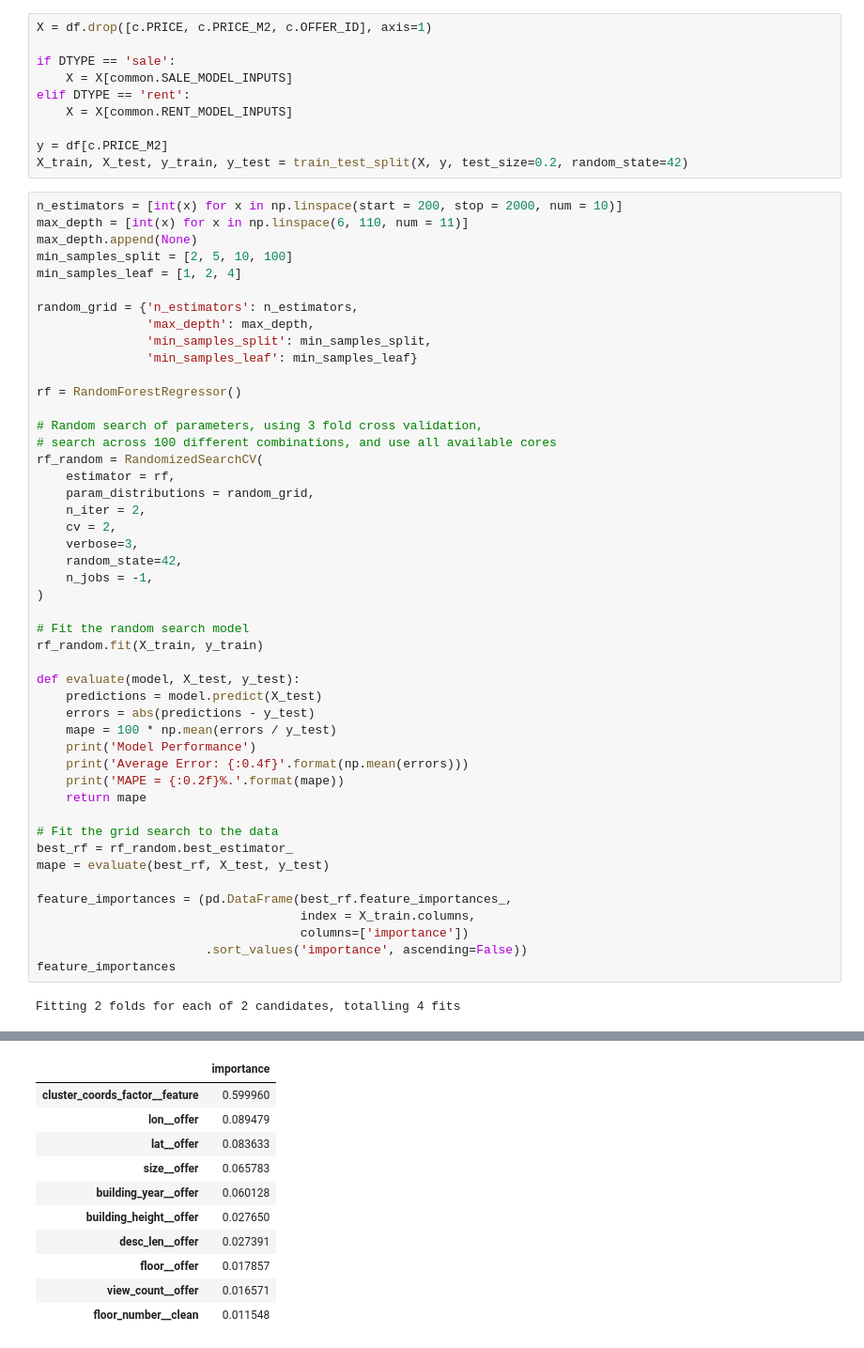
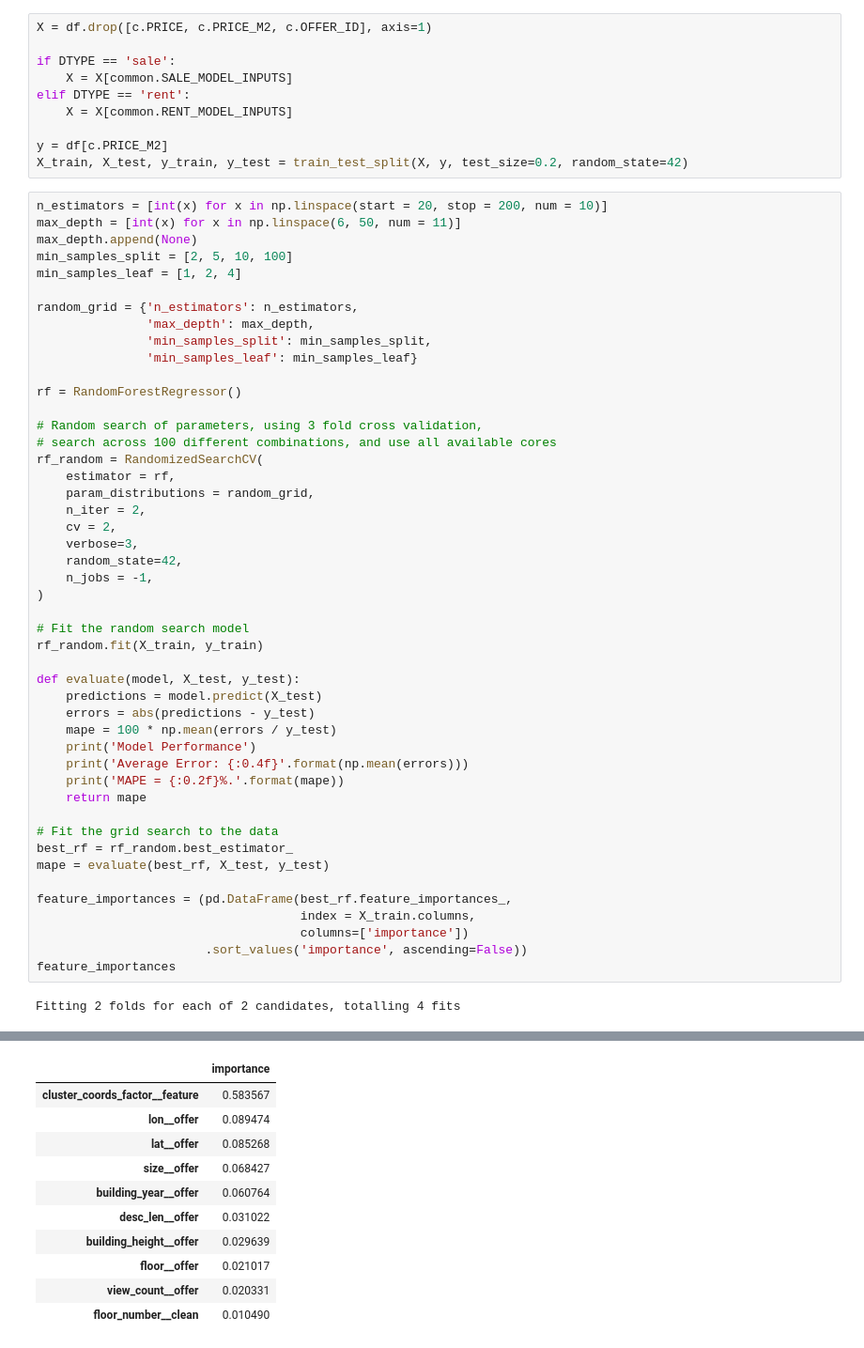
Before and after one commit to antoniszczepanik/flats, a Jupyter notebook: airflow/deps/pipelines/Model_training.ipynb, the cells around one changed output, grey strips where cells are left out. Shown: that part at 94% size. Saved outputs shown, nothing was run; the diff lists cells and outputs as text.

```diff
--- a/airflow/deps/pipelines/Model_training.ipynb
+++ b/airflow/deps/pipelines/Model_training.ipynb
@@ -46,8 +46,8 @@ elif DTYPE == 'rent':
 y = df[c.PRICE_M2]
 X_train, X_test, y_train, y_test = train_test_split(X, y, test_size=0.2, random_state=42)
 # %%
-n_estimators = [int(x) for x in np.linspace(start = 200, stop = 2000, num = 10)]
-max_depth = [int(x) for x in np.linspace(6, 110, num = 11)]
+n_estimators = [int(x) for x in np.linspace(start = 20, stop = 200, num = 10)]
+max_depth = [int(x) for x in np.linspace(6, 50, num = 11)]
 max_depth.append(None)
 min_samples_split = [2, 5, 10, 100]
 min_samples_leaf = [1, 2, 4]
@@ -102,14 +102,14 @@ MAPE = 9.14%.
 |  | importance |
-| cluster_coords_factor__feature | 0.599960 |
-| lon__offer | 0.089479 |
-| lat__offer | 0.083633 |
-| size__offer | 0.065783 |
-| building_year__offer | 0.060128 |
-| building_height__offer | 0.027650 |
-| desc_len__offer | 0.027391 |
-| floor__offer | 0.017857 |
-| view_count__offer | 0.016571 |
-| floor_number__clean | 0.011548 |
+| cluster_coords_factor__feature | 0.583567 |
+| lon__offer | 0.089474 |
+| lat__offer | 0.085268 |
+| size__offer | 0.068427 |
+| building_year__offer | 0.060764 |
+| desc_len__offer | 0.031022 |
+| building_height__offer | 0.029639 |
+| floor__offer | 0.021017 |
+| view_count__offer | 0.020331 |
+| floor_number__clean | 0.010490 |
 # %%
 s3_client.upload_model_to_s3_with_timestamp(best_rf,
                                             common.MODELS_PATH,
```
Also changed, not shown: parts of 5 cells of this notebook, 3 other files.
